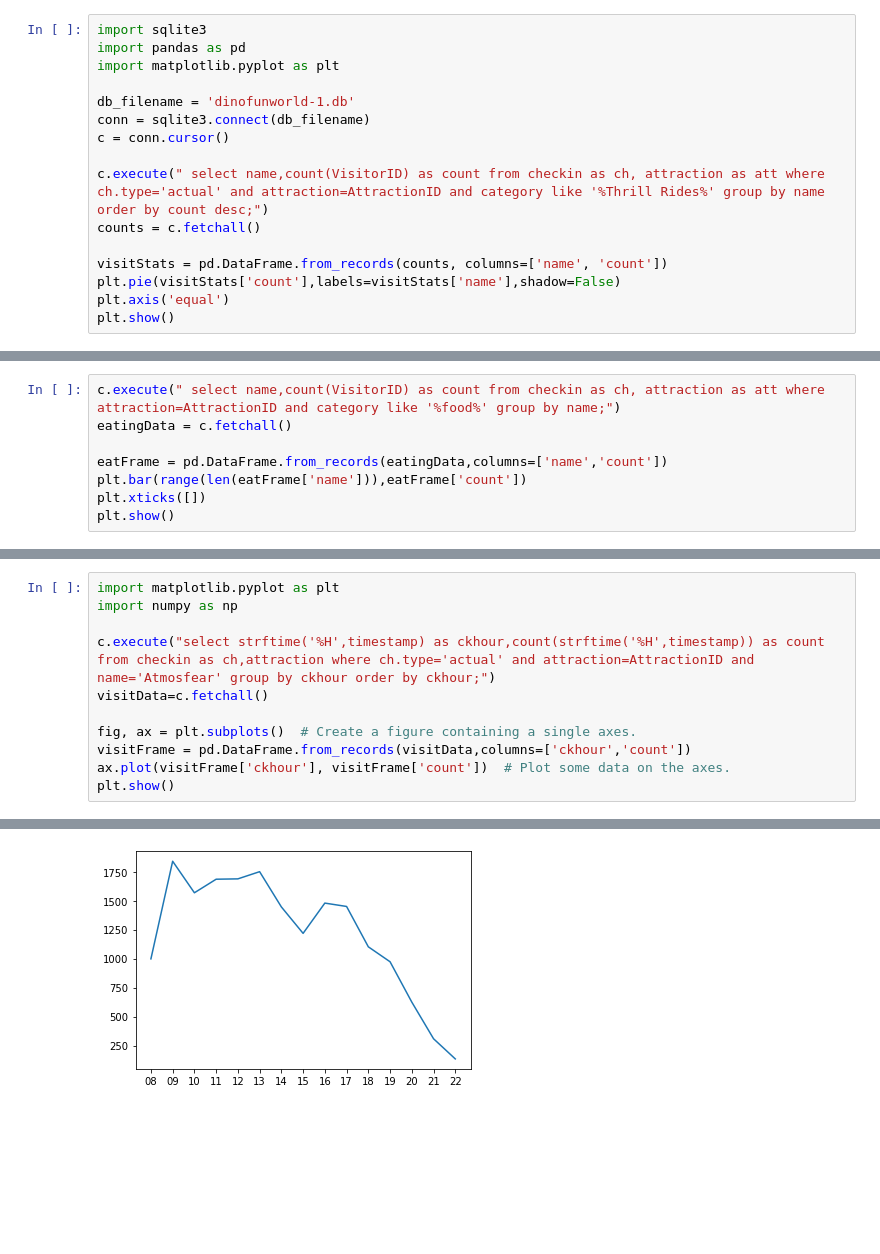
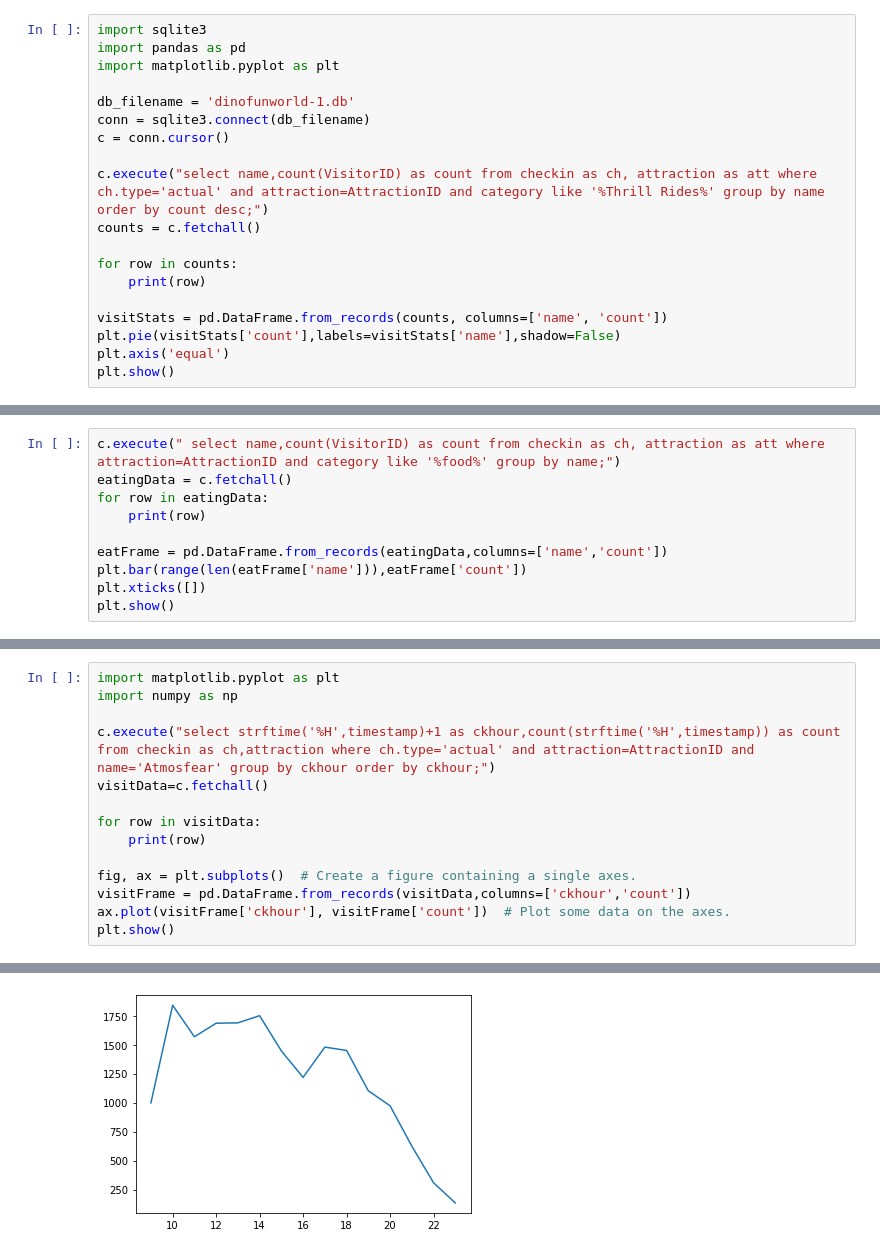
Before and after one commit to andrew0224/data-visualization, a Jupyter notebook: Assign2-XueZedong/unit2.ipynb, the cells around one changed output, grey strips where cells are left out. Cells and saved outputs as stored; diff of their text form; blank space fills up the shorter version.

```diff
--- a/Assign2-XueZedong/unit2.ipynb
+++ b/Assign2-XueZedong/unit2.ipynb
@@ -7,8 +7,11 @@ db_filename = 'dinofunworld-1.db'
 conn = sqlite3.connect(db_filename)
 c = conn.cursor()
 
-c.execute(" select name,count(VisitorID) as count from checkin as ch, attraction as att where ch.type='actual' and attraction=AttractionID and category like '%Thrill Rides%' group by name order by count desc;")
+c.execute("select name,count(VisitorID) as count from checkin as ch, attraction as att where ch.type='actual' and attraction=AttractionID and category like '%Thrill Rides%' group by name order by count desc;")
 counts = c.fetchall()
+
+for row in counts:
+    print(row)
 
 visitStats = pd.DataFrame.from_records(counts, columns=['name', 'count'])
 plt.pie(visitStats['count'],labels=visitStats['name'],shadow=False)
@@ -19,6 +31,8 @@ plt.show()
 # %%
 c.execute(" select name,count(VisitorID) as count from checkin as ch, attraction as att where attraction=AttractionID and category like '%food%' group by name;")
 eatingData = c.fetchall()
+for row in eatingData:
+    print(row)
 
 eatFrame = pd.DataFrame.from_records(eatingData,columns=['name','count'])
 plt.bar(range(len(eatFrame['name'])),eatFrame['count'])
@@ -30,8 +56,11 @@ plt.show()
 import matplotlib.pyplot as plt
 import numpy as np
 
-c.execute("select strftime('%H',timestamp) as ckhour,count(strftime('%H',timestamp)) as count from checkin as ch,attraction where ch.type='actual' and attraction=AttractionID and name='Atmosfear' group by ckhour order by ckhour;")
+c.execute("select strftime('%H',timestamp)+1 as ckhour,count(strftime('%H',timestamp)) as count from checkin as ch,attraction where ch.type='actual' and attraction=AttractionID and name='Atmosfear' group by ckhour order by ckhour;")
 visitData=c.fetchall()
+
+for row in visitData:
+    print(row)
 
 fig, ax = plt.subplots()  # Create a figure containing a single axes.
 visitFrame = pd.DataFrame.from_records(visitData,columns=['ckhour','count'])
@@ -41,2 +85,2 @@ plt.show()
-[figure, old version]
+[figure, new version]
 # %%
```
Also changed, not shown: parts of 4 cells of this notebook.
